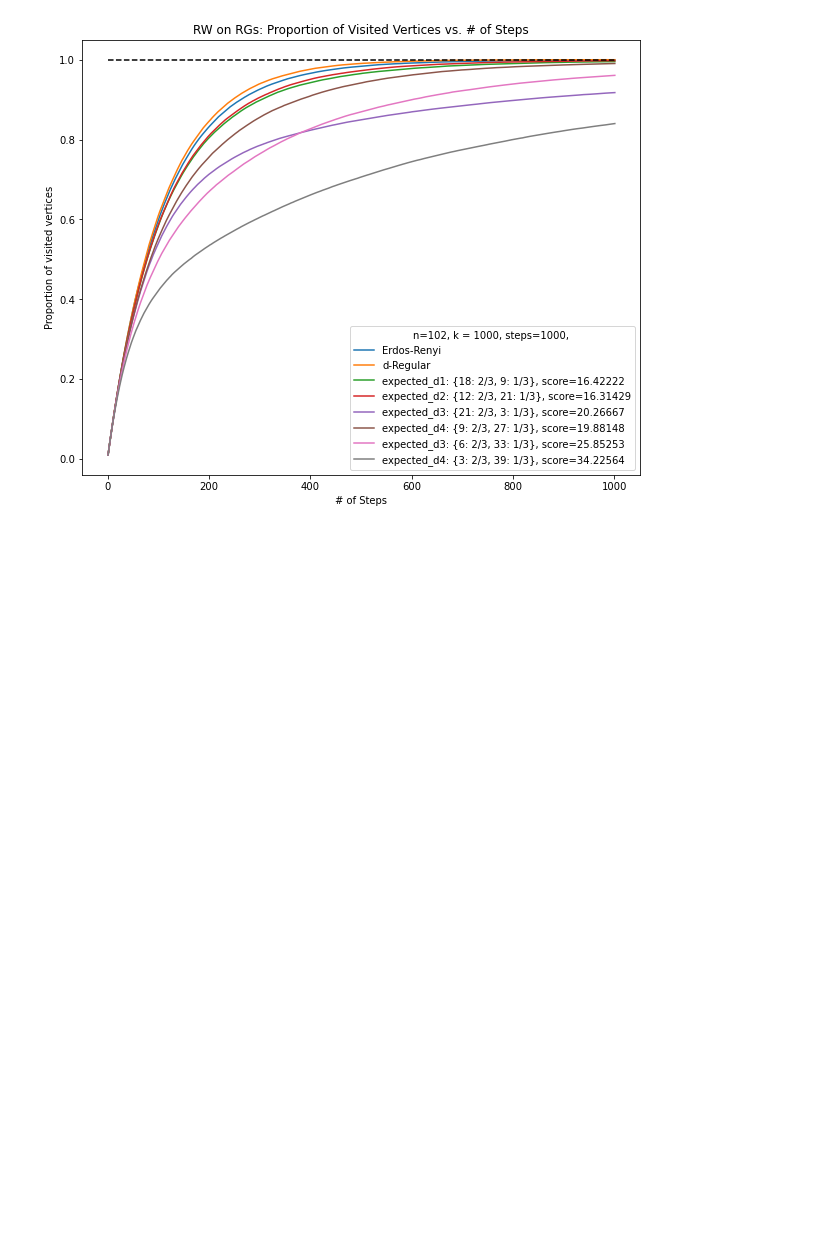
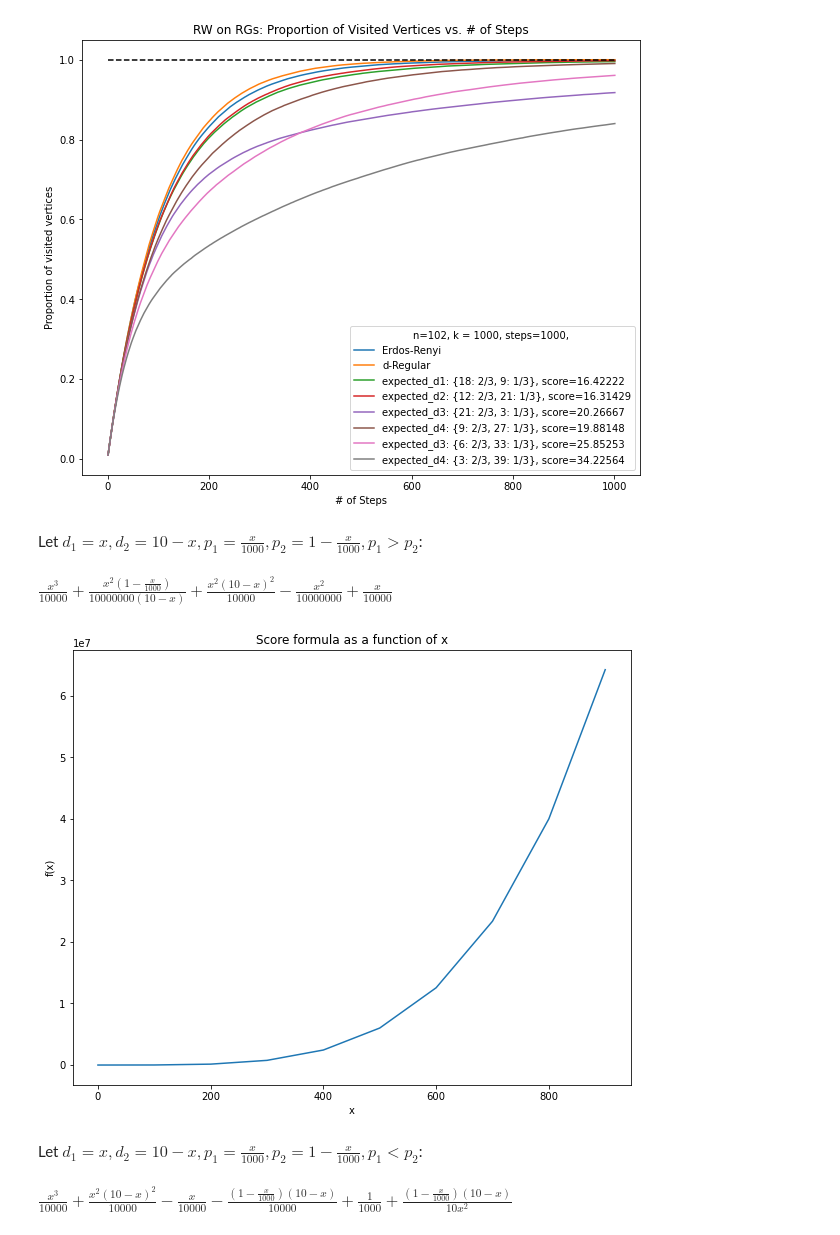
Before and after one commit to andrew-yin/rw-on-rg, a Jupyter notebook: predict_EDP.ipynb, the cells around one changed output. Drawn from its saved outputs; the diff is of its cells as text; code cells hidden in the pictures; blank space fills up the shorter version.

```diff
--- a/predict_EDP.ipynb
+++ b/predict_EDP.ipynb
@@ -293,3 +294,39 @@ plt.legend(title='n={:n}, k = {:d}, steps={:d}, '.format(n, k, steps), loc='lowe
 plt.show()
 # %% [output]
 [figure]
+# %% [markdown]
+Let $d_1 = x, d_2 = 10-x, p_1 = \frac{x}{1000}, p_2 = 1-\frac{x}{1000}, p_1 > p_2$:
+# %%
+import sympy as sp
+sp.var('x')
+sum_comp = (x**3/10000) + ((x*(10-x))**2/10000)
+weight = ( x - (x**2/1000) + (x*(x/1000))/(10-x)*(1-x/1000) )/(10000)
+f = sum_comp + weight
+f
+# %% [output]
+$\displaystyle \frac{x^{3}}{10000} + \frac{x^{2} \left(1 - \frac{x}{1000}\right)}{10000000 \left(10 - x\right)} + \frac{x^{2} \left(10 - x\right)^{2}}{10000} - \frac{x^{2}}{10000000} + \frac{x}{10000}$
+# %%
+def f1(x):
+    sum_comp = (x**3/10000) + ((x*(10-x))**2/10000)
+    weight = ( x - (x**2/1000) + (x*(x/1000))/(10-x)*(1-x/1000) )/(10000)
+    return sum_comp + weight
+t1 = np.arange(0, 1000, 100)
+plt.plot(t1, f1(t1))
+plt.title("Score formula as a function of x")
+plt.xlabel('x')
+plt.ylabel('f(x)')
+plt.show()
+# %% [output]
+[figure, added]
+# %% [markdown]
+Let $d_1 = x, d_2 = 10-x, p_1 = \frac{x}{1000}, p_2 = 1-\frac{x}{1000}, p_1 < p_2$:
+# %%
+import sympy as sp
+sp.var('x')
+sum_comp = (x**3/10000) + ((x*(10-x))**2/10000)
+weight = ( (10-x) - (10-x)*(1-x/1000)
+              + ((10-x)*(1-x/1000))/(x*x/1000) ) /(10000)
+f = sum_comp + weight
+f
+# %% [output]
+$\displaystyle \frac{x^{3}}{10000} + \frac{x^{2} \left(10 - x\right)^{2}}{10000} - \frac{x}{10000} - \frac{\left(1 - \frac{x}{1000}\right) \left(10 - x\right)}{10000} + \frac{1}{1000} + \frac{\left(1 - \frac{x}{1000}\right) \left(10 - x\right)}{10 x^{2}}$
```
Also changed, not shown: parts of 2 cells of this notebook.
